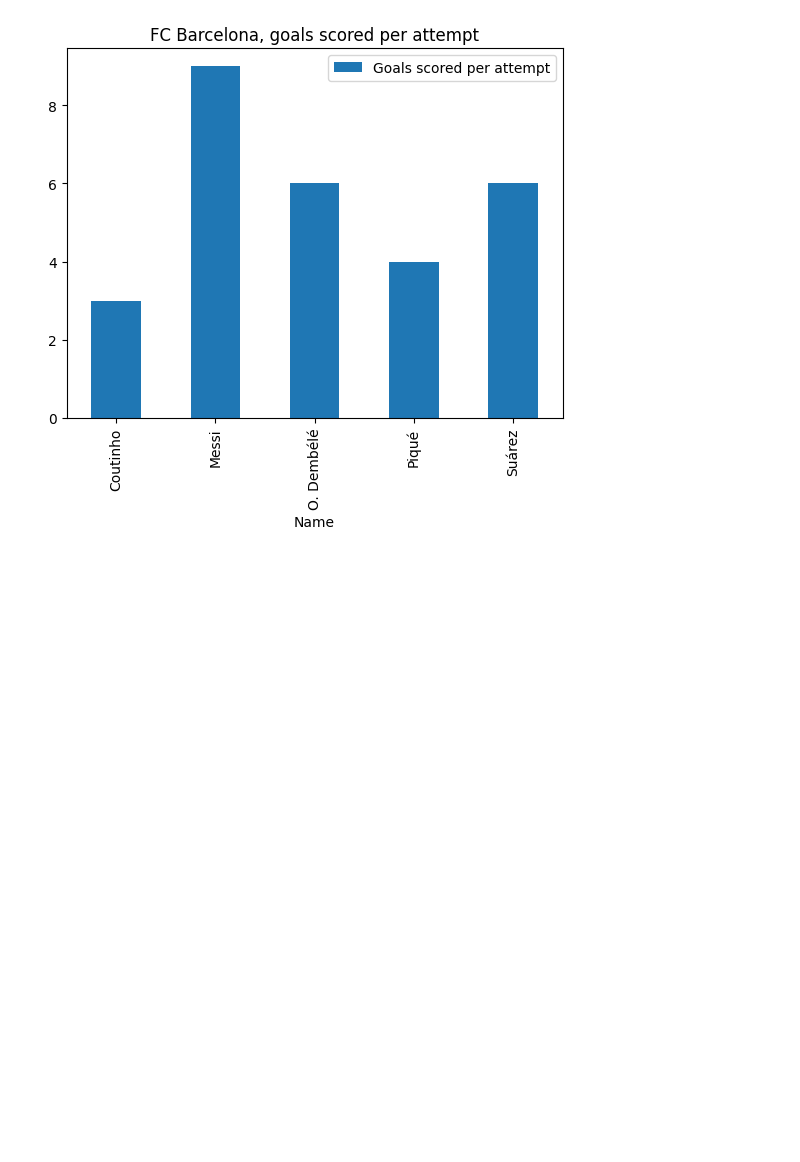
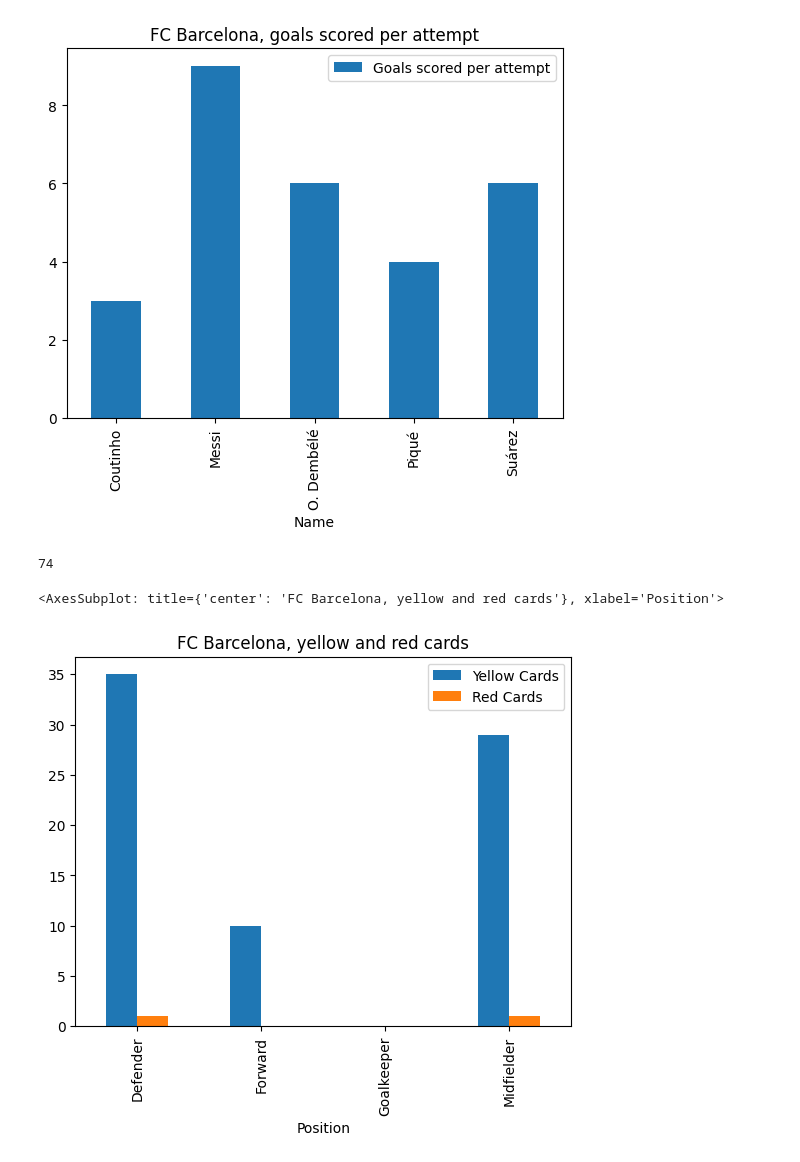
Before and after one commit to Mordson/LaLiga_analyze, a Jupyter notebook: Inzynieria.ipynb, the cells around one changed output. Cells and saved outputs as stored; diff of their text form; code cells hidden in the pictures; blank space fills up the shorter version.

```diff
--- a/Inzynieria.ipynb
+++ b/Inzynieria.ipynb
@@ -55,3 +34,13 @@ Goals_Barcelona_per_player.plot(kind='bar', x='Name', y='Goals scored per attemp
 # %% [output]
 <AxesSubplot: title={'center': 'FC Barcelona, goals scored per attempt'}, xlabel='Name'>
 [figure]
+# %%
+Barcelonas_yellows = df[df['Team'] == 'FC Barcelona']['Yellow Cards'].sum() # show sum of yellow cards for FC Barcelona
+# %% [output]
+74
+# %%
+Barcelonas_Position_cards = df[df['Team'] == 'FC Barcelona'].groupby('Position')['Yellow Cards', 'Red Cards'].sum().reset_index() # show sum of yellow and red cards for FC Barcelona per position
+Barcelonas_Position_cards.plot(kind='bar', x='Position', y=['Yellow Cards', 'Red Cards'], title='FC Barcelona, yellow and red cards') # show bar chart
+# %% [output]
+<AxesSubplot: title={'center': 'FC Barcelona, yellow and red cards'}, xlabel='Position'>
+[figure, added]
```
Also changed, not shown: parts of 11 cells of this notebook, 1 other file.
